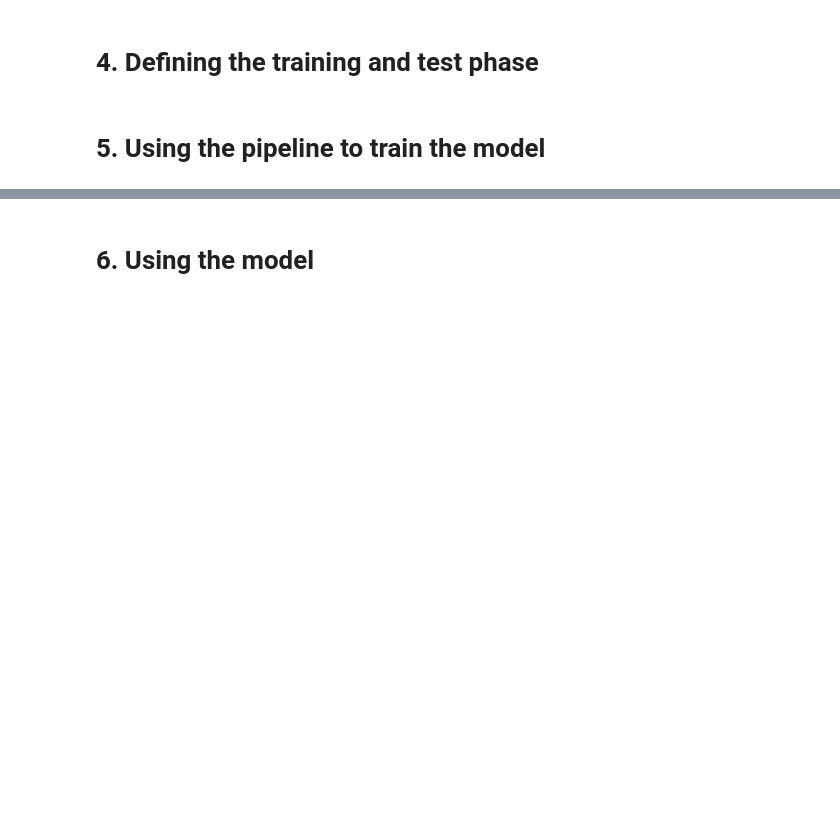
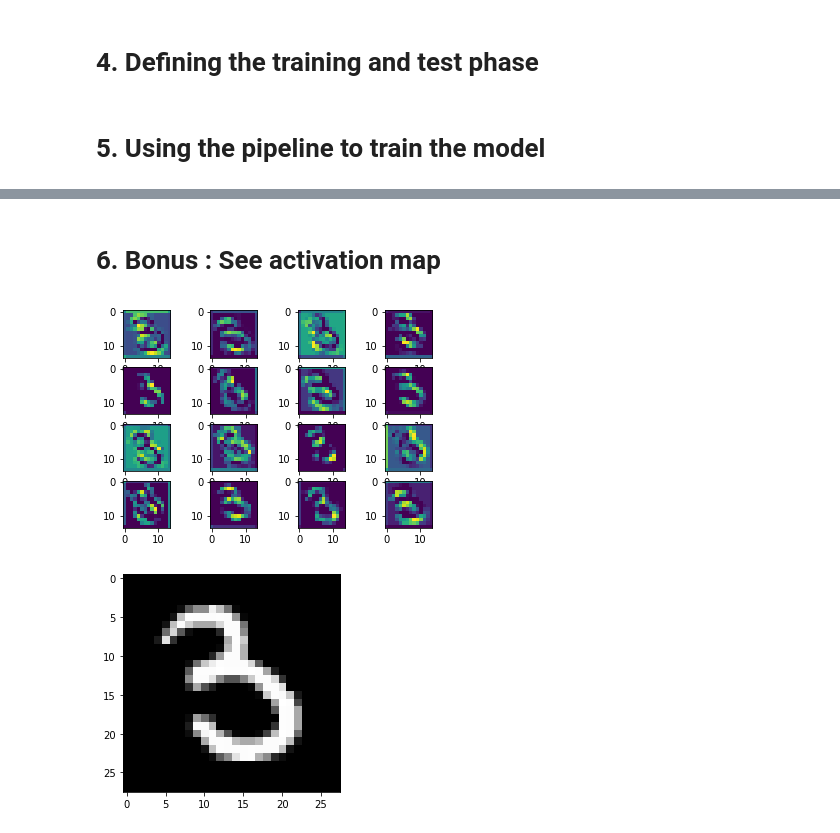
Before and after one commit to Clement-W/CNN-with-PyTorch, a Jupyter notebook: PyTorch_Pipeline.ipynb, the cells around one changed output, grey strips where cells are left out. Saved outputs shown, nothing was run; the diff lists cells and outputs as text; code cells hidden in the pictures; blank space fills up the shorter version.

Commit message:
Adding comments and the activation map visualisation

```diff
--- a/PyTorch_Pipeline.ipynb
+++ b/PyTorch_Pipeline.ipynb
@@ -309,2 +314,46 @@ Synced quiet-smoke-42: https://wandb.ai/wclement/pytorch-pipeline/runs/u1e0fgyu
-# %% [markdown]
-# 6. Using the model
+# %% [markdown]
+# 6. Bonus : See activation map
+# %%
+def load_model(config):
+    model = Network(config['kernels'],config['classes']).to(device)
+    model.load_state_dict(torch.load(config['model_pt_path']))
+    model.eval()
+    return model
+
+def get_activation(name,activation):
+    def hook(model, input, output):
+        activation[name] = output.detach()
+    return hook
+# %%
+def get_activation_map(model,layer_name,image):
+
+    activation={}
+    for name, layer in model.named_modules():
+        layer.register_forward_hook(get_activation(name,activation))
+
+    output = model(image[None,...]).float().to(device)
+    activ_map = activation[layer_name].detach()
+    activ_map = torchvision.utils.make_grid(activ_map)
+    activ_map = activ_map.cpu().numpy()
+
+    fig = plt.figure()
+    for i in range(activ_map.shape[0]):
+        fig.add_subplot(np.round(np.sqrt(activ_map.shape[0])),np.round(np.sqrt(activ_map.shape[0])),i+1)
+        plt.imshow(activ_map[i])
+
+
+    plt.show()
+    plt.imshow(image.detach().cpu().reshape((28,28)),cmap='gray')
+# %%
+test_loader = make_loader(get_data(False), batch_size = config['batch_size'])
+
+images, labels = next(iter(test_loader))
+images, labels = images.cuda(), labels.cuda()
+image = images[0]
+
+model = load_model(config)
+
+get_activation_map(model,'conv1',image)
+# %% [output]
+[figure, added]
+[figure, added]
```
Also changed, not shown: parts of 9 cells of this notebook.
